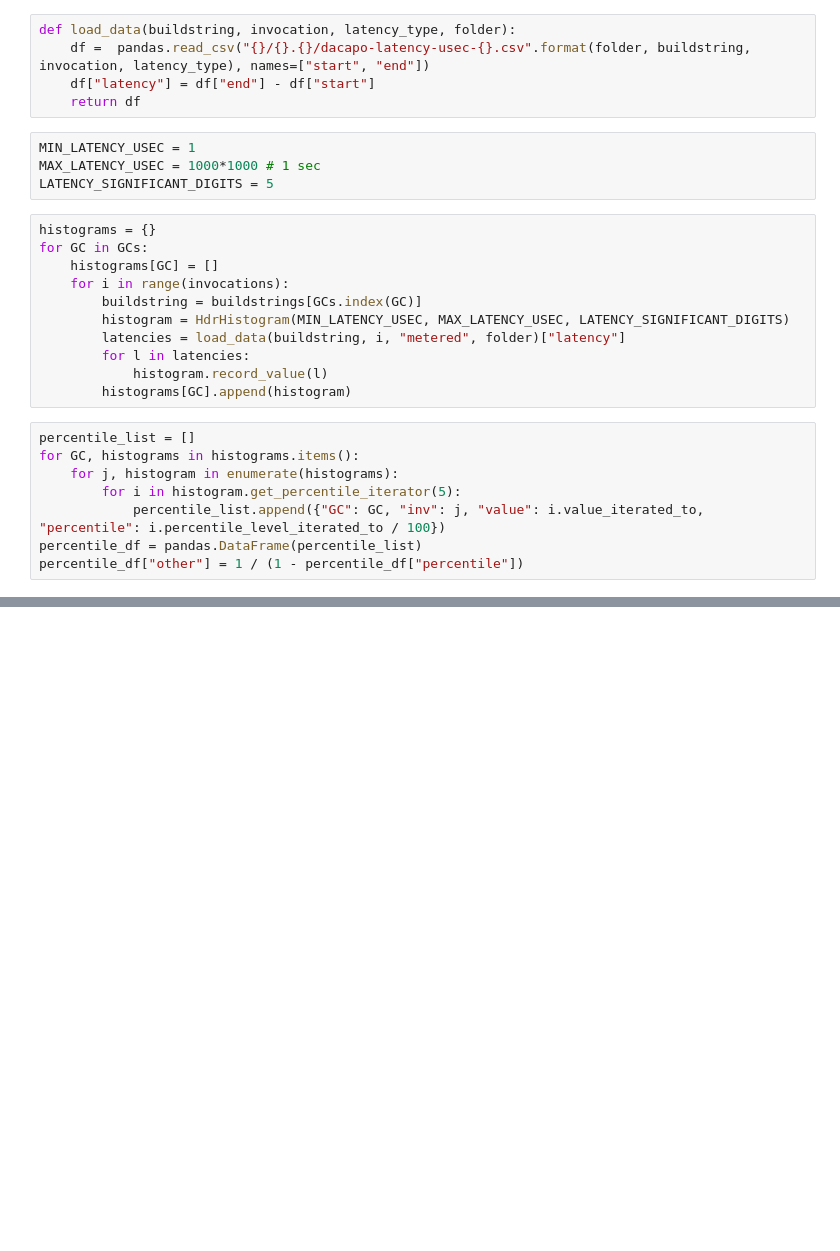
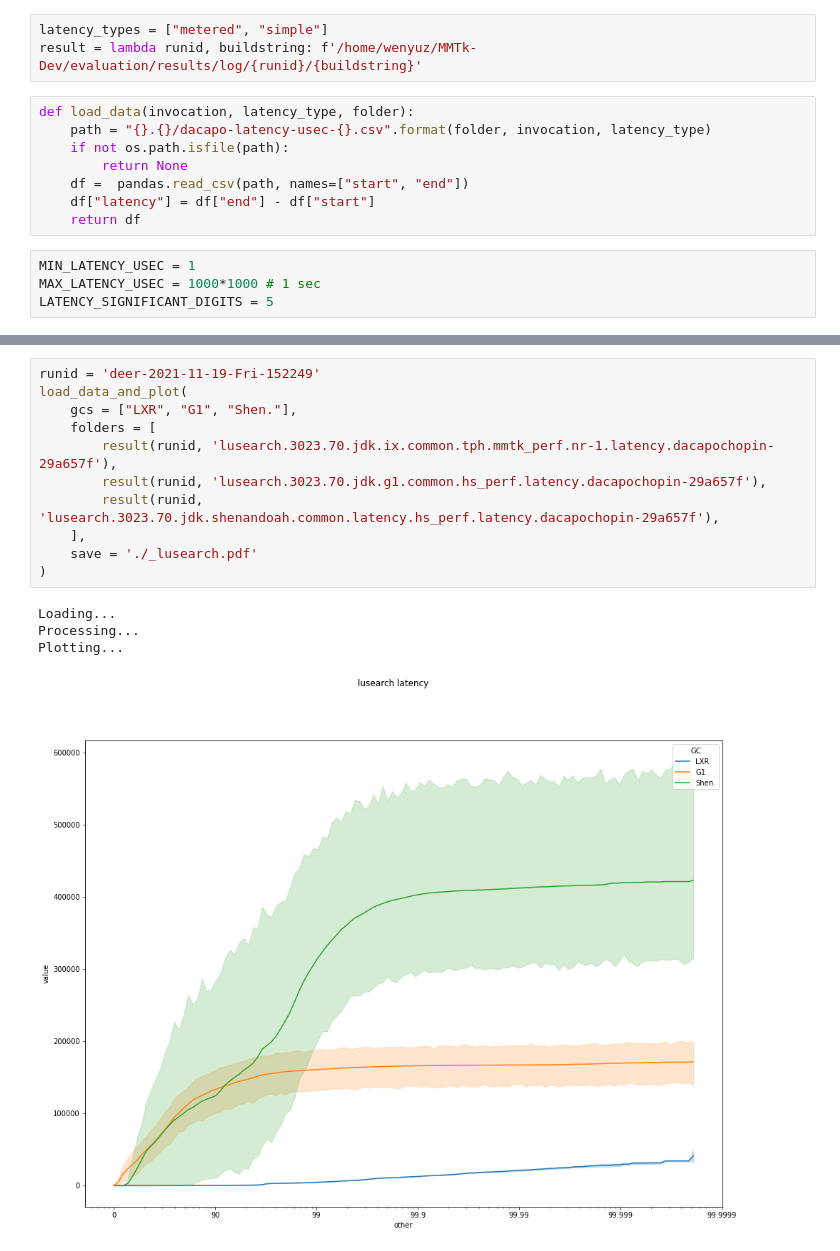
Before and after one commit to wenyuzhao/mmtk-dev, a Jupyter notebook: evaluation/configs/lxr-new-latency-curve/latency_dump.ipynb, the cells around one changed output, grey strips where cells are left out. Cells and saved outputs as stored; diff of their text form; blank space fills up the shorter version.

Commit message:
latency curve scripts

```diff
--- a/evaluation/configs/lxr-new-latency-curve/latency_dump.ipynb
+++ b/evaluation/configs/lxr-new-latency-curve/latency_dump.ipynb
@@ -18,28 +12,15 @@ folder = f'/home/wenyuz/MMTk-Dev/evaluation/results/log/{runid}'
+# %%
+latency_types = ["metered", "simple"]
+result = lambda runid, buildstring: f'/home/wenyuz/MMTk-Dev/evaluation/results/log/{runid}/{buildstring}'
 # %%
-def load_data(buildstring, invocation, latency_type, folder):
-    df =  pandas.read_csv("{}/{}.{}/dacapo-latency-usec-{}.csv".format(folder, buildstring, invocation, latency_type), names=["start", "end"])
+def load_data(invocation, latency_type, folder):
+    path = "{}.{}/dacapo-latency-usec-{}.csv".format(folder, invocation, latency_type)
+    if not os.path.isfile(path):
+        return None
+    df =  pandas.read_csv(path, names=["start", "end"])
     df["latency"] = df["end"] - df["start"]
     return df
 # %%
 MIN_LATENCY_USEC = 1
 MAX_LATENCY_USEC = 1000*1000 # 1 sec
 LATENCY_SIGNIFICANT_DIGITS = 5
-# %%
-histograms = {}
-for GC in GCs:
-    histograms[GC] = []
-    for i in range(invocations):
-        buildstring = buildstrings[GCs.index(GC)]
-        histogram = HdrHistogram(MIN_LATENCY_USEC, MAX_LATENCY_USEC, LATENCY_SIGNIFICANT_DIGITS)
-        latencies = load_data(buildstring, i, "metered", folder)["latency"]
-        for l in latencies:
-            histogram.record_value(l)
-        histograms[GC].append(histogram)
-# %%
-percentile_list = []
-for GC, histograms in histograms.items():
-    for j, histogram in enumerate(histograms):
-        for i in histogram.get_percentile_iterator(5):
-            percentile_list.append({"GC": GC, "inv": j, "value": i.value_iterated_to, "percentile": i.percentile_level_iterated_to / 100})
-percentile_df = pandas.DataFrame(percentile_list)
-percentile_df["other"] = 1 / (1 - percentile_df["percentile"])
@@ -61,0 +63,16 @@ ax.set_xticklabels(['0', '90', '99', '99.9', '99.99', '99.999', '99.9999'])
+# %%
+runid = 'deer-2021-11-19-Fri-152249'
+load_data_and_plot(
+    gcs = ["LXR", "G1", "Shen."],
+    folders = [
+        result(runid, 'lusearch.3023.70.jdk.ix.common.tph.mmtk_perf.nr-1.latency.dacapochopin-29a657f'),
+        result(runid, 'lusearch.3023.70.jdk.g1.common.hs_perf.latency.dacapochopin-29a657f'),
+        result(runid, 'lusearch.3023.70.jdk.shenandoah.common.latency.hs_perf.latency.dacapochopin-29a657f'),
+    ],
+    save = './_lusearch.pdf'
+)
+# %% [output]
+Loading...
+Processing...
+Plotting...
+[figure, added]
```
Also changed, not shown: parts of 5 cells of this notebook, 3 other files.
